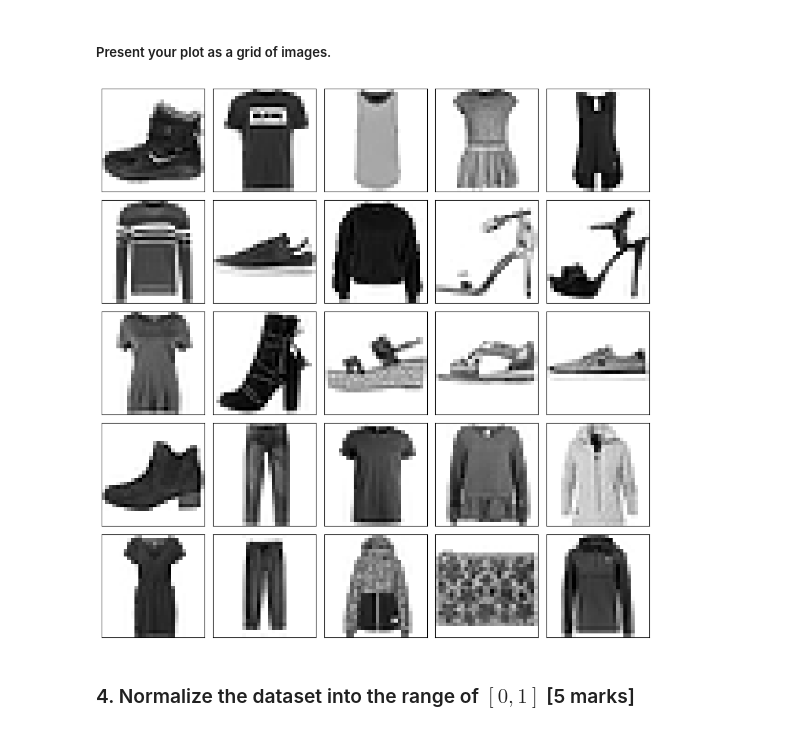
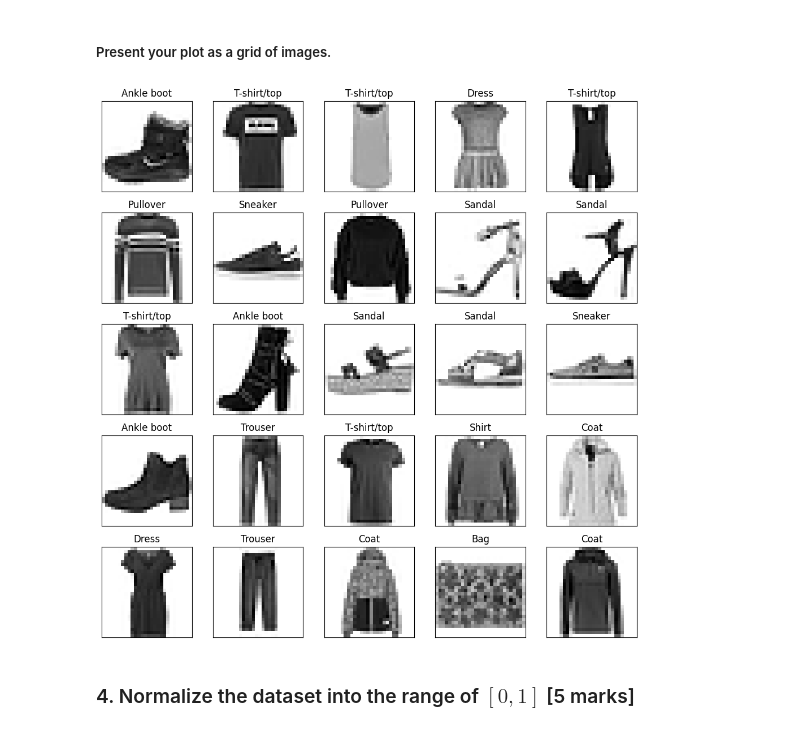
Before and after one commit to Combtz/AIandMachineLearning, a Jupyter notebook: A1/Assignment 1 Script.ipynb, the cells around one changed output. Cells and saved outputs as stored; diff of their text form; code cells hidden in the pictures.

```diff
--- a/A1/Assignment 1 Script.ipynb
+++ b/A1/Assignment 1 Script.ipynb
@@ -37,22 +37,24 @@ Downloading data from https://storage.googleapis.com/tensorflow/tf-keras-dataset
 # %% [markdown]
 ##### Present your plot as a grid of images.
 # %%
-# Function to display a batch of images
-def plot_batch(images, labels):
+def plot_batch(images, labels, class_names):
     plt.figure(figsize=(10, 10))
     for i in range(25):
         plt.subplot(5, 5, i+1)
         plt.xticks([])
         plt.yticks([])
         plt.grid(False)
         plt.imshow(images[i], cmap=plt.cm.binary)
+        plt.title(class_names[labels[i]])
     plt.tight_layout()
     plt.show()
 
-# Visualize the first 25 images from the training set
-plot_batch(X_train[:25], y_train[:25])
+class_names = ['T-shirt/top', 'Trouser', 'Pullover', 'Dress', 'Coat',
+               'Sandal', 'Shirt', 'Sneaker', 'Bag', 'Ankle boot']
+
+plot_batch(X_train[:25], y_train[:25], class_names)
 # %% [output]
-[figure, old version]
+[figure, new version]
 # %% [markdown]
 ### 4. Normalize the dataset into the range of $[0,1]$ [5 marks]
 # %% [markdown]
```
Also changed, not shown: parts of 11 cells of this notebook.
